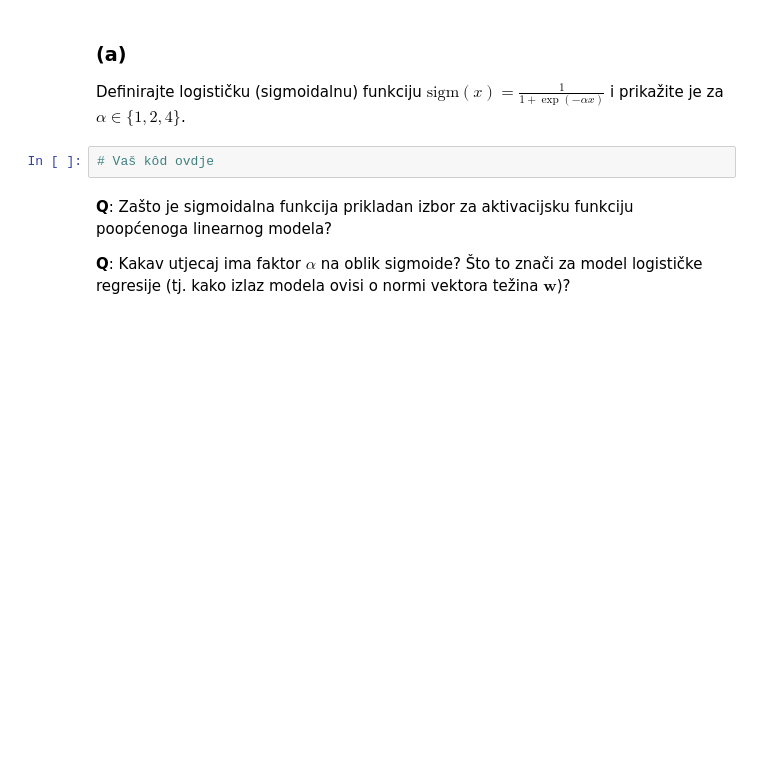
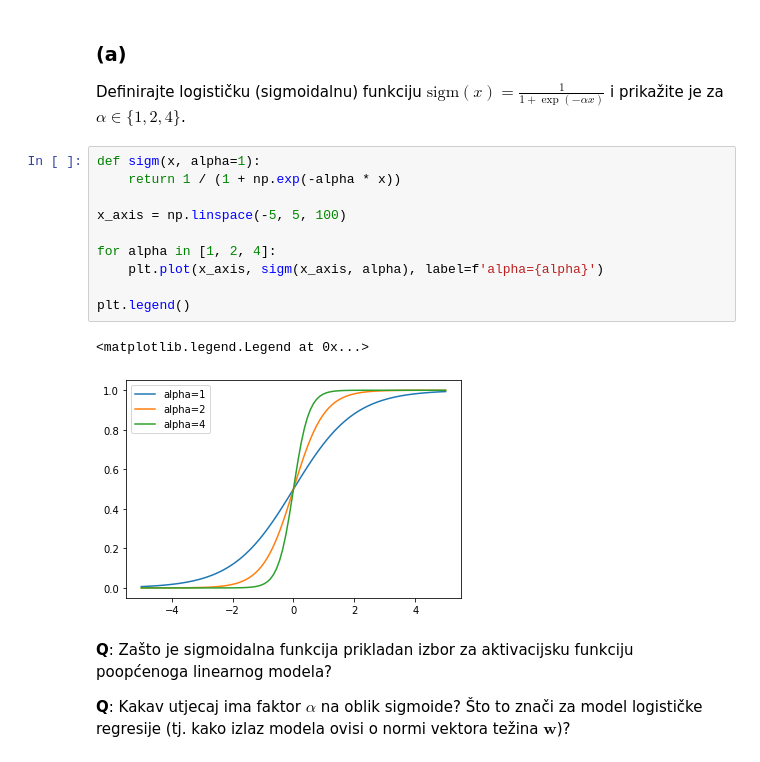
Before and after one commit to mateoim/su-lab-20-21, a Jupyter notebook: lab02/SU-2020-LAB02-0036509386.ipynb, the cells around one changed output. Drawn from its saved outputs; the diff is of its cells as text; blank space fills up the shorter version.

```diff
--- a/lab02/SU-2020-LAB02-0036509386.ipynb
+++ b/lab02/SU-2020-LAB02-0036509386.ipynb
@@ -207,8 +207,19 @@ Logistička regresija tipičan je predstavnik tzv. **poopćenih linearnih modela
 ### (a)
 
 Definirajte logističku (sigmoidalnu) funkciju $\mathrm{sigm}(x)=\frac{1}{1+\exp(-\alpha x)}$ i prikažite je za $\alpha\in\{1,2,4\}$.
-# %%
-# Vaš kôd ovdje
+# %%
+def sigm(x, alpha=1):
+    return 1 / (1 + np.exp(-alpha * x))
+
+x_axis = np.linspace(-5, 5, 100)
+
+for alpha in [1, 2, 4]:
+    plt.plot(x_axis, sigm(x_axis, alpha), label=f'alpha={alpha}')
+
+plt.legend()
+# %% [output]
+<matplotlib.legend.Legend at 0x...>
+[figure, added]
 # %% [markdown]
 **Q**: Zašto je sigmoidalna funkcija prikladan izbor za aktivacijsku funkciju poopćenoga linearnog modela?
 </br>
```
Also changed, not shown: parts of 10 cells of this notebook.
